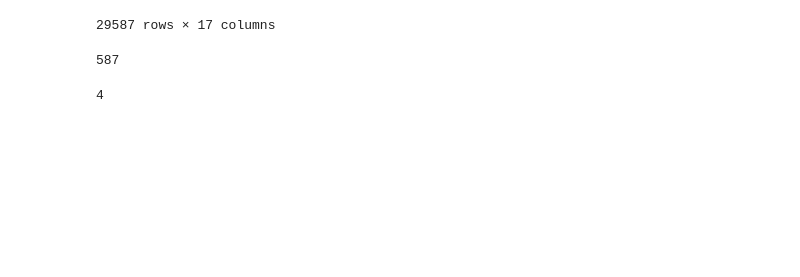
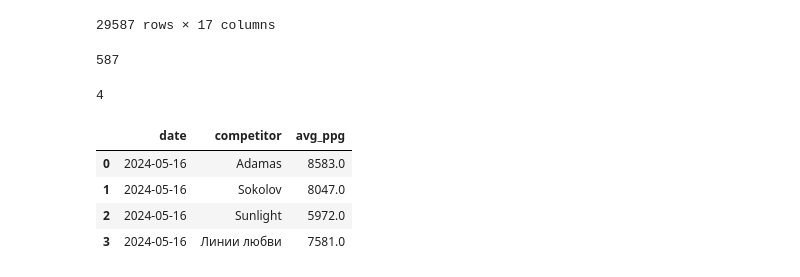
Before and after one commit to sergey-trenkin/monthly_monitoring, a Jupyter notebook: data_all.ipynb, the cells around one changed output. Cells and saved outputs as stored; diff of their text form; code cells hidden in the pictures; blank space fills up the shorter version.

```diff
--- a/data_all.ipynb
+++ b/data_all.ipynb
@@ -310,7 +305,7 @@ df_sokolov.to_excel(rf'\\gold585.int\uk\Общее хранилище файло
 # %% [markdown]
 # 2. Sunlight
 # %%
-df_sunlight = pd.read_csv(r'sunlight_all_14_5_2024.csv')
+df_sunlight = pd.read_csv(rf'sunlight_all_{date_now}.csv')
 # %%
 df_sunlight.head()
 # %% [output]
@@ -439,18 +434,26 @@ discount
 Name: count, dtype: int64
 # %%
 def discount_value_sl(discount):
-    if '10%' in discount:
-        return 0.9
+    if '55%' in discount:
+        return 0.45
+    elif '50%' in discount:
+        return 0.50
+    elif '45%' in discount:
+        return 0.55
+    elif '40%' in discount:
+        return 0.6
+    elif '35%' in discount:
+        return 0.65
+    elif '30%' in discount:
+        return 0.7
+    elif '25%' in discount:
+        return 0.75
+    elif '20%' in discount:
+        return 0.8
     elif '15%' in discount:
         return 0.85
-    elif '20%' in discount:
-        return 0.8
-    elif '25%' in discount:
-        return 0.75
-    elif '30%' in discount:
-        return 0.5
-    elif '40%' in discount:
-        return 0.6
+    elif '10%' in discount:
+        return 0.9
     elif '1=2' in discount:
         return 0.5
     return 1
@@ -630,7 +633,7 @@ print((df_sunlight['price_personal'].sum() / df_sunlight['weight'].sum()).round(
 # %% [markdown]
 # 3. Adamas
 # %%
-df_adamas = pd.read_csv(r'C:\Users\Trenkin.Sergey\Desktop\parsers\workspace\adamas_all_16_5_2024.csv')
+df_adamas = pd.read_csv(rf'adamas_all_{date_now}.csv')
 # %%
 df_adamas.head()
 # %% [output]
@@ -748,7 +725,7 @@ print((df_adamas['price_personal'].sum() / df_adamas['weight'].sum()).round(0))
 # %% [markdown]
 # 4. Линии любви
 # %%
-df_ll = pd.read_csv(r'linii_lubvi_14_5_2024.csv')
+df_ll = pd.read_csv(rf'linii_lubvi_{date_now}.csv')
 # %%
 df_ll.head()
 # %% [output]
@@ -993,3 +964,11 @@ history.to_excel(fr'\\gold585.int\uk\Общее хранилище файлов\
 history.to_sql('avg_ppg_for_monthly_monitoring', engine, schema = 'yura', if_exists='append', index = False)
 # %% [output]
 4
+# %%
+history
+# %% [output]
+|  | date | competitor | avg_ppg |
+| 0 | 2024-05-16 | Adamas | 8583.0 |
+| 1 | 2024-05-16 | Sokolov | 8047.0 |
+| 2 | 2024-05-16 | Sunlight | 5972.0 |
+| 3 | 2024-05-16 | Линии любви | 7581.0 |
```
Also changed, not shown: parts of 13 cells of this notebook.
